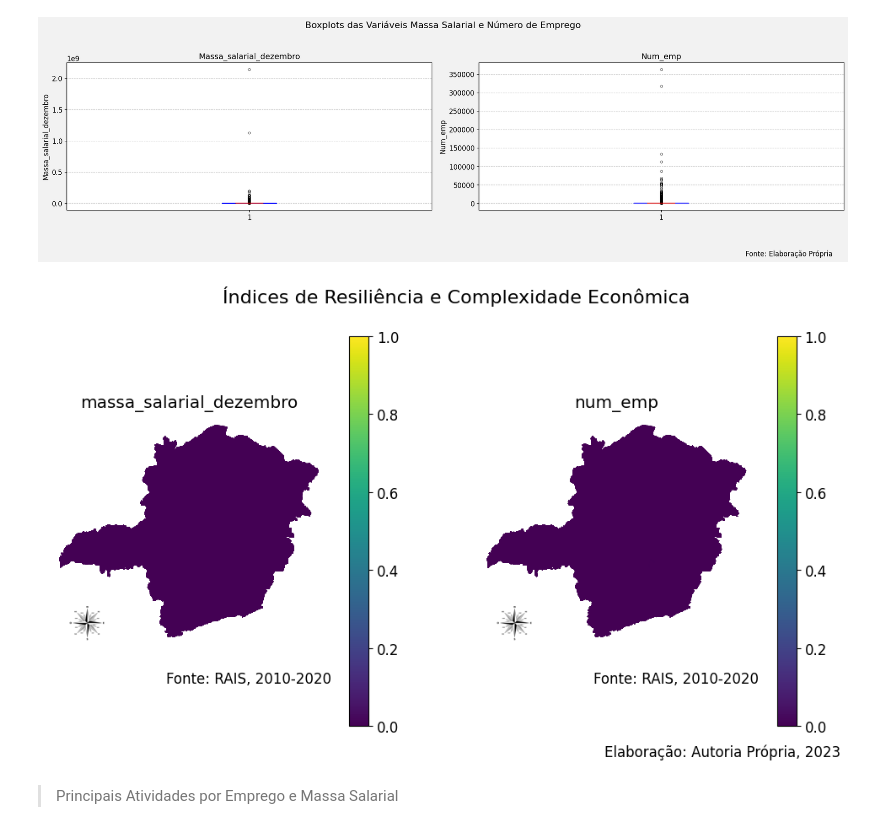
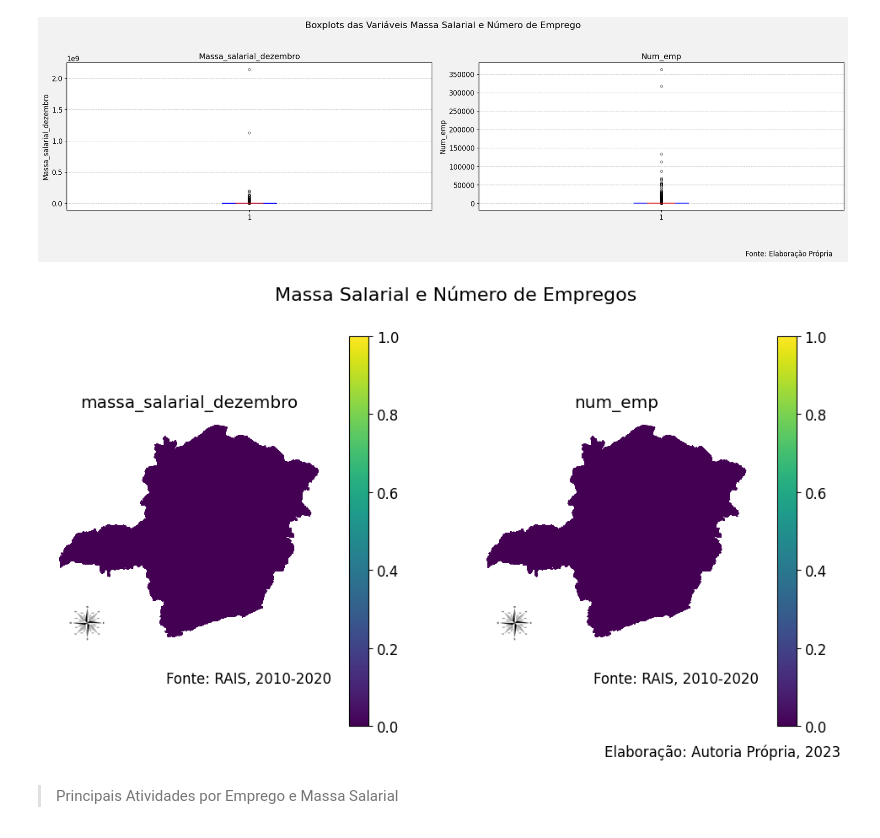
Before and after one commit to Leonardo-Dias-Up/Colab, a Jupyter notebook: DataViva_Atividade.ipynb, the cells around one changed output. Drawn from its saved outputs; the diff is of its cells as text; code cells hidden in the pictures.

```diff
--- a/DataViva_Atividade.ipynb
+++ b/DataViva_Atividade.ipynb
@@ -195,35 +195,35 @@ data_norm = (data - data.min()) / (data.max() - data.min())
 # Criar um novo GeoDataFrame com os dados normalizados e as geometrias dos municípios
 data_norm_df = gpd.GeoDataFrame(pd.concat([data_norm, df['geometry']], axis=1))
 
 # Plotar os mapas para cada coluna 4 x 4
 fig, axs = plt.subplots(nrows=1, ncols=2, figsize=(12, 6))
 n_graficos = len(columns) # Selecionar o número de gráficos gerados
 axs = axs.flat[:n_graficos] # Seleciona as primeiras 13 subplots
 
 for ax, col in zip(axs.flat, columns):
     data_norm_df.plot(column=col, ax=ax, legend=True, cmap='viridis')
     ax.set_title(col)
     ax.set_facecolor('#f2f2f2')
     ax.axis('off')
     ax.text(1.0, -0.15, 'Fonte: RAIS, 2010-2020', fontsize=12, ha='right', transform=ax.transAxes)
     axins2 = ax.inset_axes([0.065, 0.03, 0.15, 0.15], transform=ax.transAxes)
     axins2.set_aspect('equal')
     axins2.axis('off')
     axins2.imshow(img)
 
 # Espaçamento entre os gráficos
 plt.subplots_adjust(wspace=0.2, hspace=0.4)
 
 # Adiciona o título
-plt.suptitle('Índices de Resiliência e Complexidade Econômica', fontsize=16, x=0.53)
+plt.suptitle('Massa Salarial e Número de Empregos', fontsize=16, x=0.53)
 
 # Adiciona a fonte do gráfico geral
 fig.text(0.91, 0.05, 'Elaboração: Autoria Própria, 2023', fontsize=12, ha='right')
 
 # Exibe a plotagem
 plt.show()
 # %% [output]
-[figure, old version]
+[figure, new version]
 # %% [markdown]
 >Principais Atividades por Emprego e Massa Salarial
 # %%
```
